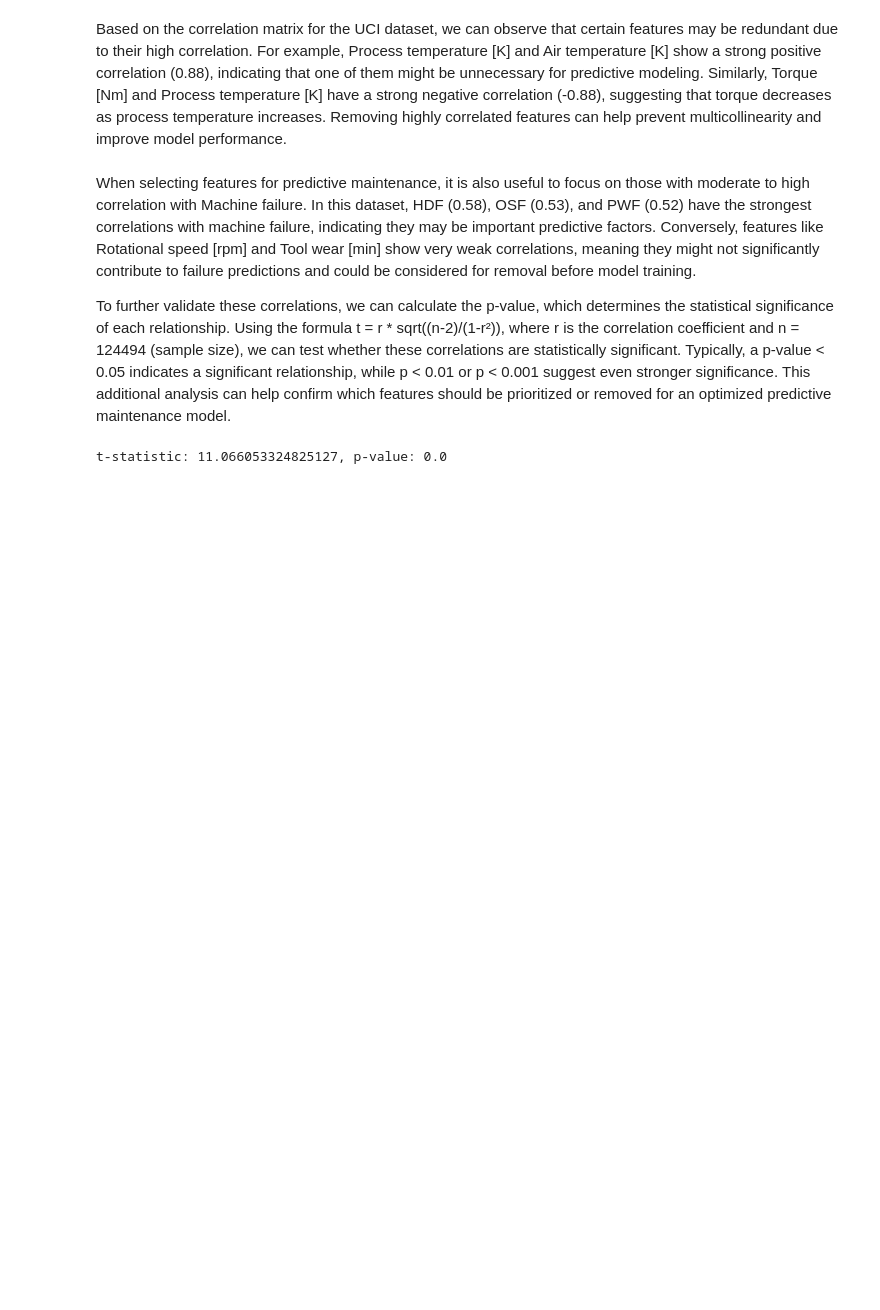
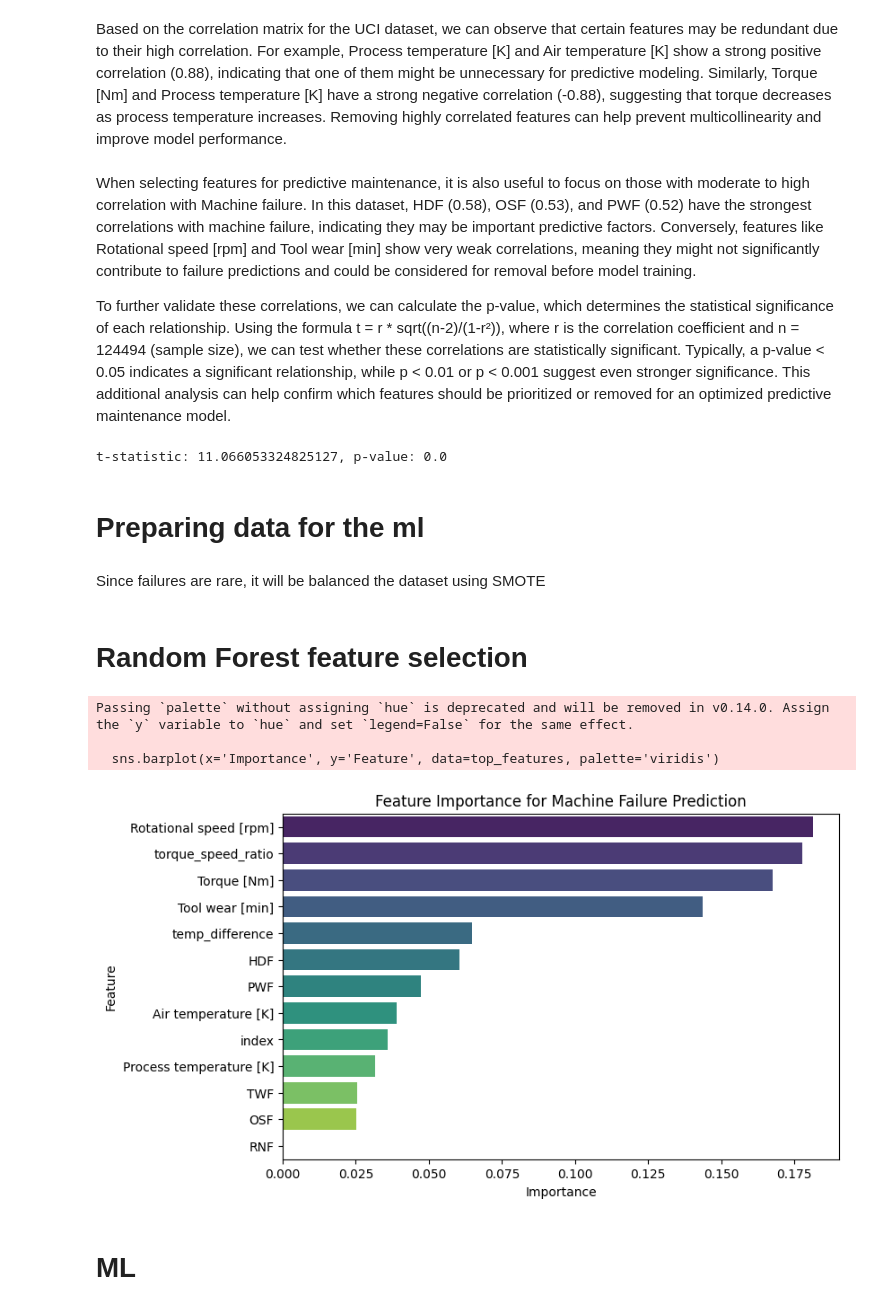
Before and after one commit to Serendipity-PdM/analysis, a Jupyter notebook: uci.ipynb, the cells around one changed output. Drawn from its saved outputs; the diff is of its cells as text; code cells hidden in the pictures; blank space fills up the shorter version.

Commit message:
Data Prepared for ml and been run model comparison for UCI dataset

```diff
--- a/uci.ipynb
+++ b/uci.ipynb
@@ -101,3 +111,42 @@ p = 2 * (1 - stats.t.cdf(abs(t), df=n-2))
 print(f"t-statistic: {t}, p-value: {p}")
 # %% [output]
 t-statistic: 11.066053324825127, p-value: 0.0
+# %% [markdown]
+# Preparing data for the ml
+# %%
+df['torque_speed_ratio'] = df['Torque [Nm]'] / (df['Rotational speed [rpm]'] + 1)
+df['temp_difference'] = df['Process temperature [K]'] - df['Air temperature [K]']
+# %% [markdown]
+Since failures are rare, it will be balanced the dataset using SMOTE
+# %%
+from imblearn.over_sampling import SMOTE
+
+X = df.drop(['Machine failure', 'UDI', 'Product ID', 'Type'], axis=1)  # Keep only numerical features
+y = df['Machine failure']
+
+X_resampled, y_resampled = SMOTE().fit_resample(X, y)
+# %% [markdown]
+# Random Forest feature selection
+# %%
+from sklearn.ensemble import RandomForestClassifier
+
+model = RandomForestClassifier()
+model.fit(X_resampled, y_resampled)
+
+
+importances = model.feature_importances_
+feature_importance = pd.DataFrame({'Feature': X.columns, 'Importance': importances})
+top_features = feature_importance.sort_values('Importance', ascending=False)
+
+
+plt.figure(figsize=(8, 5))
+sns.barplot(x='Importance', y='Feature', data=top_features, palette='viridis')
+plt.title('Feature Importance for Machine Failure Prediction')
+plt.show()
+# %% [output]
+Passing `palette` without assigning `hue` is deprecated and will be removed in v0.14.0. Assign the `y` variable to `hue` and set `legend=False` for the same effect.
+
+  sns.barplot(x='Importance', y='Feature', data=top_features, palette='viridis')
+[figure, added]
+# %% [markdown]
+# ML
```
Also changed, not shown: parts of 6 cells of this notebook, 4 other files.
